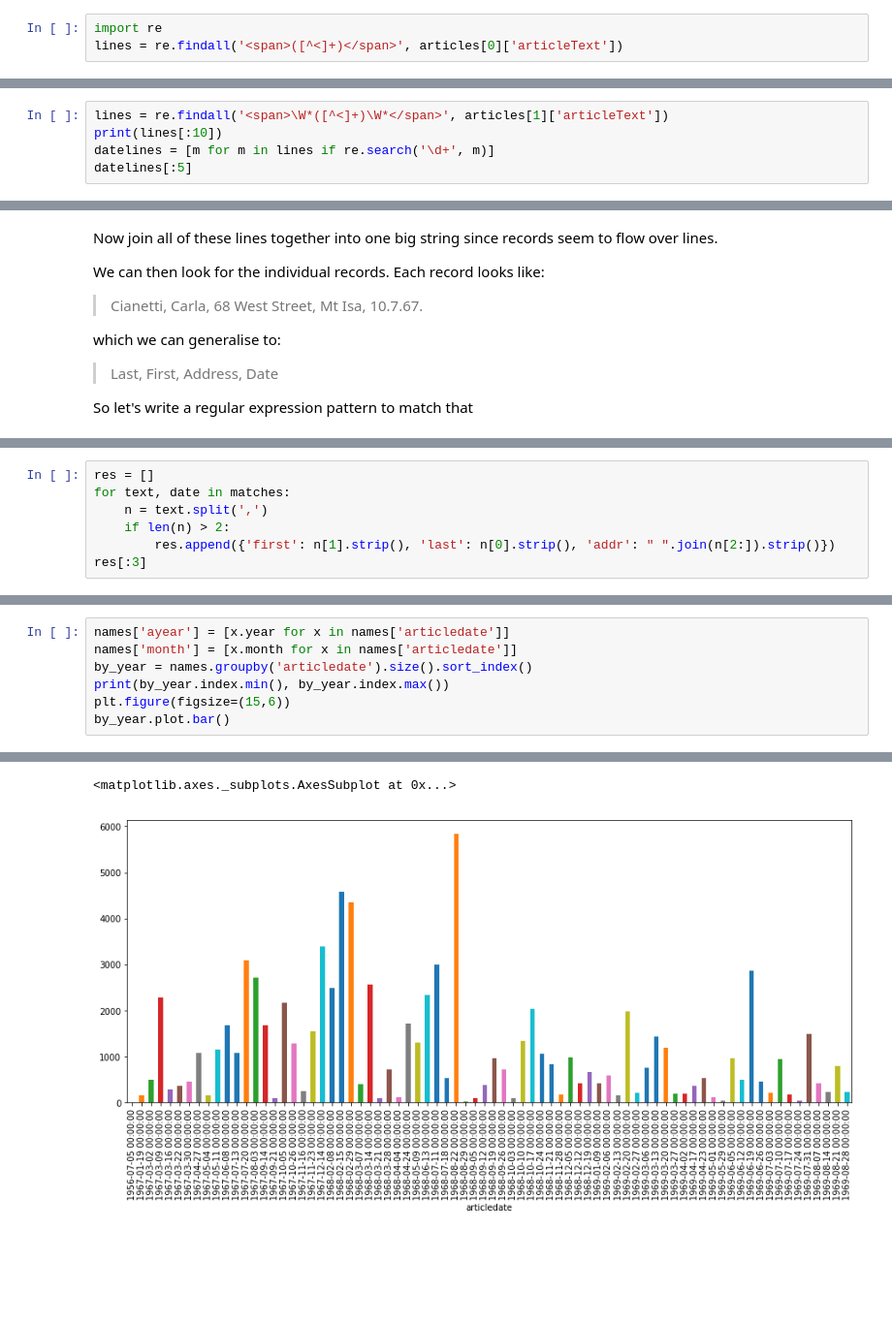
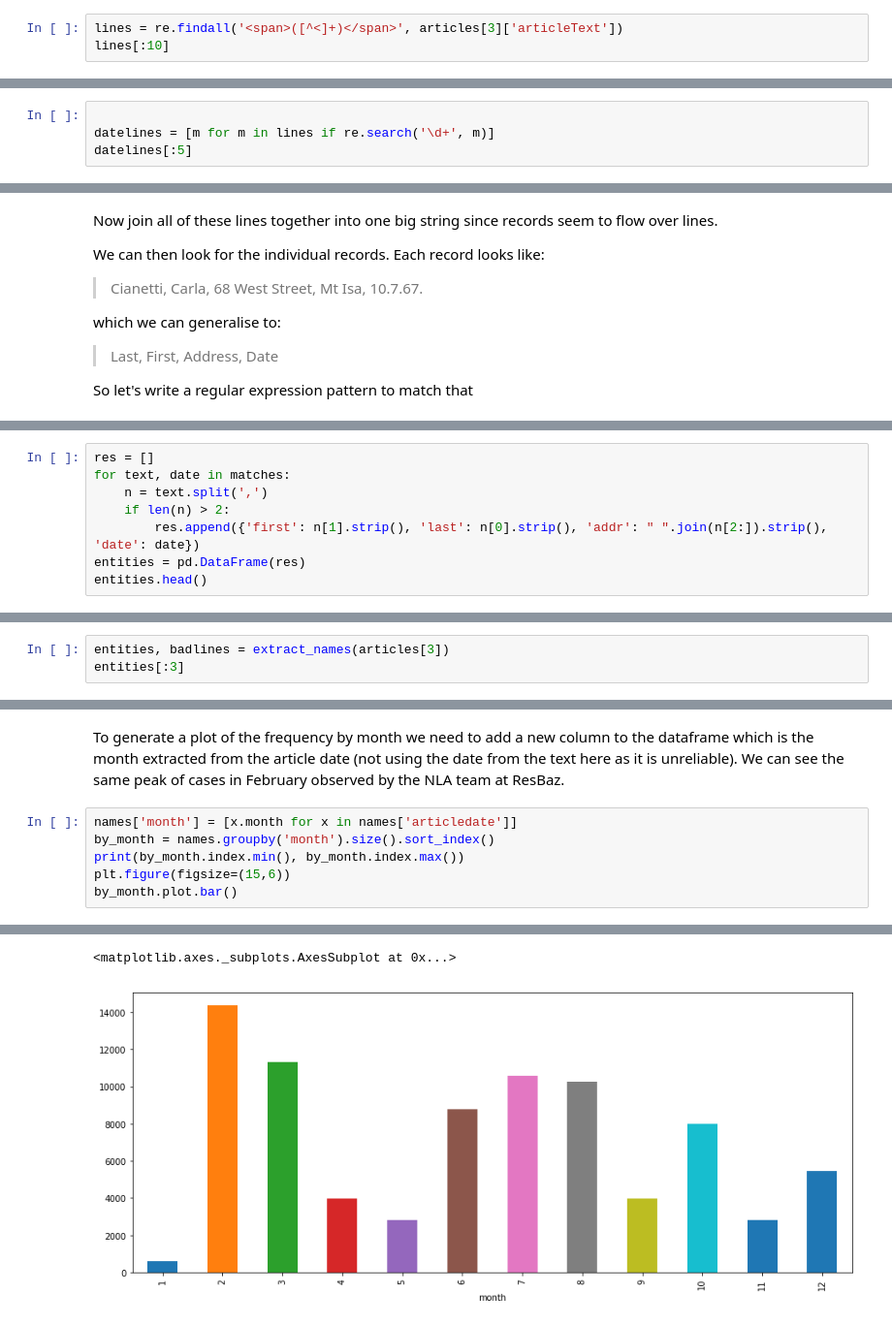
Before and after one commit to stevecassidy/hassdevl-samples, a Jupyter notebook: Trove Gazzette.ipynb, the cells around one changed output, grey strips where cells are left out. Shown at 97% size. Saved outputs shown, nothing was run; the diff lists cells and outputs as text; blank space fills up the shorter version.

```diff
--- a/Trove Gazzette.ipynb
+++ b/Trove Gazzette.ipynb
@@ -94,3 +100,3 @@ articles[0]['date']
 # %%
-import re
-lines = re.findall('<span>([^<]+)</span>', articles[0]['articleText'])
+lines = re.findall('<span>([^<]+)</span>', articles[3]['articleText'])
+lines[:10]
@@ -139,8 +143,7 @@ In this case the text is very structured as a list of names, addresses and dates
 
 First find the lines in the text containg date-like words (digits + .).
 # %%
-lines = re.findall('<span>\W*([^<]+)\W*</span>', articles[1]['articleText'])
-print(lines[:10])
+
 datelines = [m for m in lines if re.search('\d+', m)]
 datelines[:5]
 # %% [output]
@@ -177,6 +180,7 @@ res = []
 for text, date in matches:
     n = text.split(',')
     if len(n) > 2:
-        res.append({'first': n[1].strip(), 'last': n[0].strip(), 'addr': " ".join(n[2:]).strip()})
-res[:3]
+        res.append({'first': n[1].strip(), 'last': n[0].strip(), 'addr': " ".join(n[2:]).strip(), 'date': date})
+entities = pd.DataFrame(res)
+entities.head()
 # %% [output]
@@ -250,0 +236,3 @@ extract_names(articles[0])[:3]
+# %%
+entities, badlines = extract_names(articles[3])
+entities[:3]
@@ -286,8 +321,9 @@ dtype: int64
+# %% [markdown]
+To generate a plot of the frequency by month we need to add a new column to the dataframe which is the month extracted from the article date (not using the date from the text here as it is unreliable).  We can see the same peak of cases in February observed by the NLA team at ResBaz.
 # %%
-names['ayear'] = [x.year for x in names['articledate']]
 names['month'] = [x.month for x in names['articledate']]
-by_year = names.groupby('articledate').size().sort_index()
-print(by_year.index.min(), by_year.index.max())
+by_month = names.groupby('month').size().sort_index()
+print(by_month.index.min(), by_month.index.max())
 plt.figure(figsize=(15,6))
-by_year.plot.bar()
+by_month.plot.bar()
 # %% [output]
@@ -295,2 +331,2 @@ by_year.plot.bar()
 <matplotlib.axes._subplots.AxesSubplot at 0x...>
-[figure, old version]
+[figure, new version]
```
Also changed, not shown: parts of 36 cells of this notebook.
